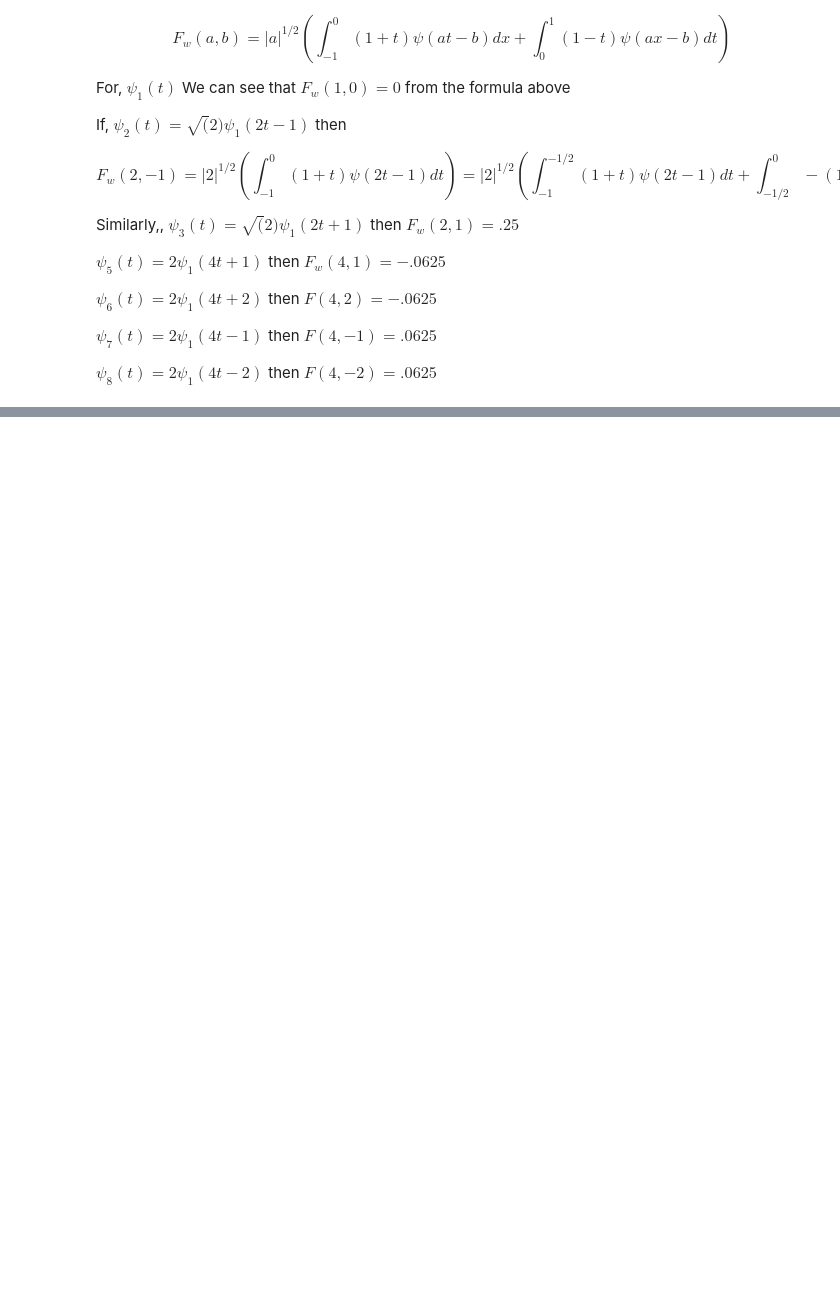
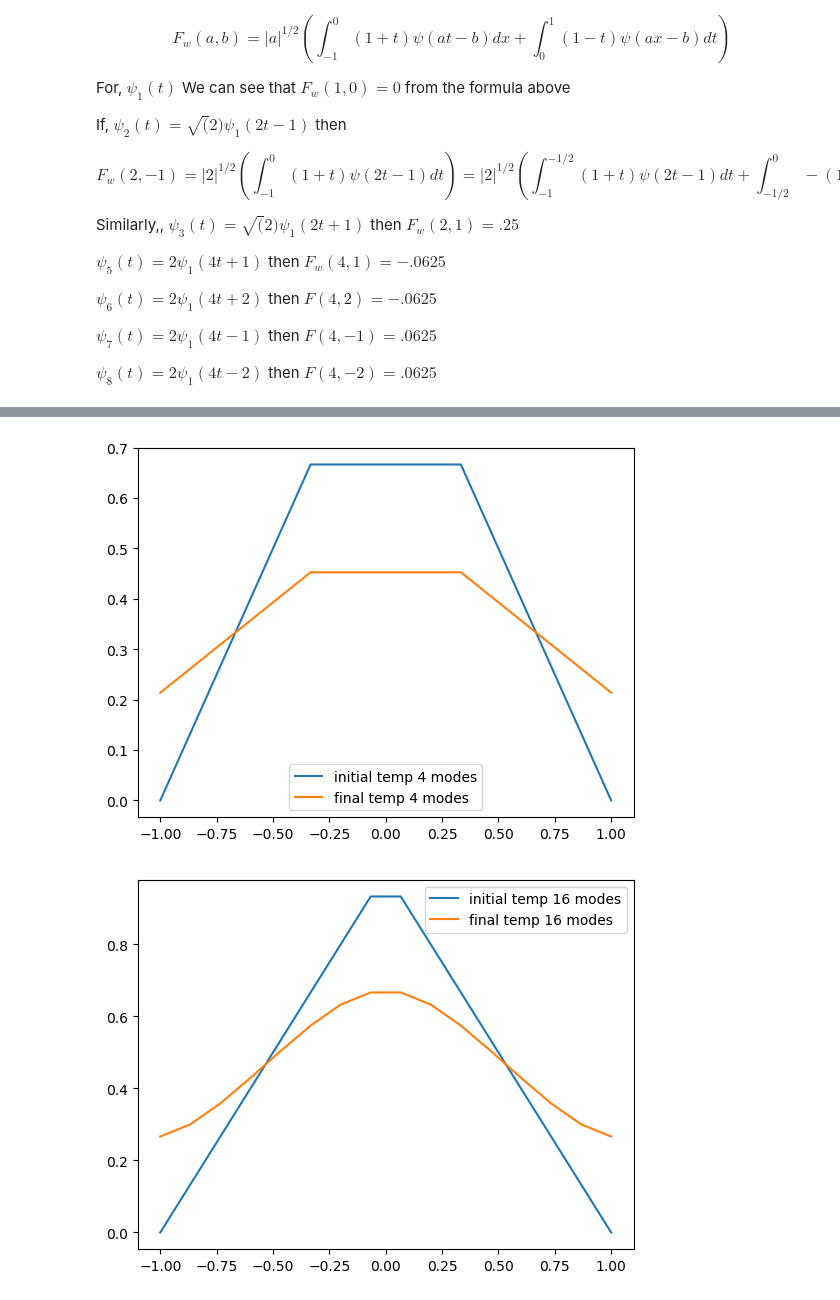
Before and after one commit to ericschulman/numerical, a Jupyter notebook: hw6/homework6.ipynb, the cells around one changed output, grey strips where cells are left out. Drawn from its saved outputs; the diff is of its cells as text; code cells hidden in the pictures; blank space fills up the shorter version.

```diff
--- a/hw6/homework6.ipynb
+++ b/hw6/homework6.ipynb
@@ -117,0 +107,39 @@ end
+# %%
+for N =[4,16]
+    T = 1
+    #setup u0
+    u0=zeros(N,1)
+    xs = zeros(N,1)
+    for i=1:N
+        xs[i] = -1+2*(i-1)/(N-1)
+        u0[i]= 1 - abs( xs[i] )
+    end
+    figure(N)
+    plot(xs,u0,label="initial temp $(N) modes")
+
+    A=u0*ones(1,N);
+    A=fft(A)
+
+
+    t = zeros(N,1)
+    for i=1:N
+        t[i] = (i-1)*T/(N-1)
+    end
+
+    k= collect(0:N-1)
+    k2= k.*k
+
+    W= k2.*t
+    W= exp.(-W)
+    A= A.*W
+    u = real(ifft(A))
+    #plot(t,u[:,1])
+    #plot(t,u[:,2])
+    #plot(t,u[:,3])
+
+    plot(xs,u[:,N] ,label="final temp $(N) modes")
+    legend()
+end
+# %% [output]
+[figure, added]
+[figure, added]
```
Also changed, not shown: parts of 2 cells of this notebook.
